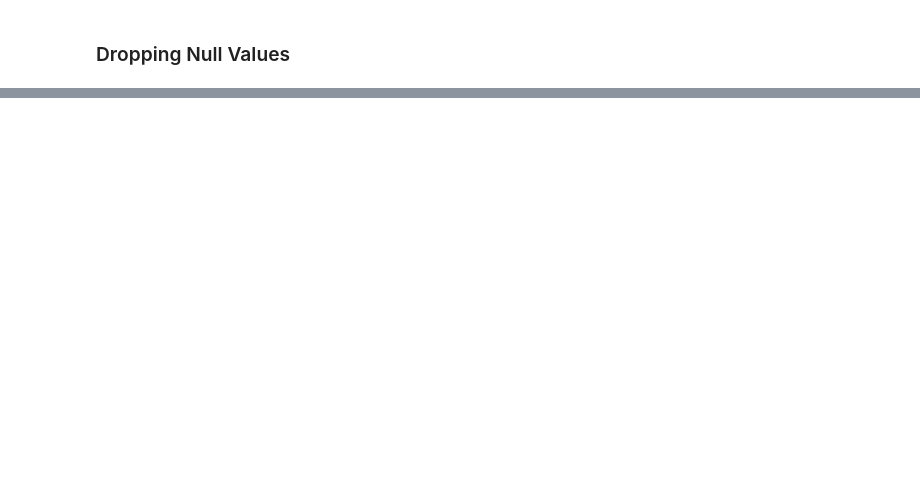
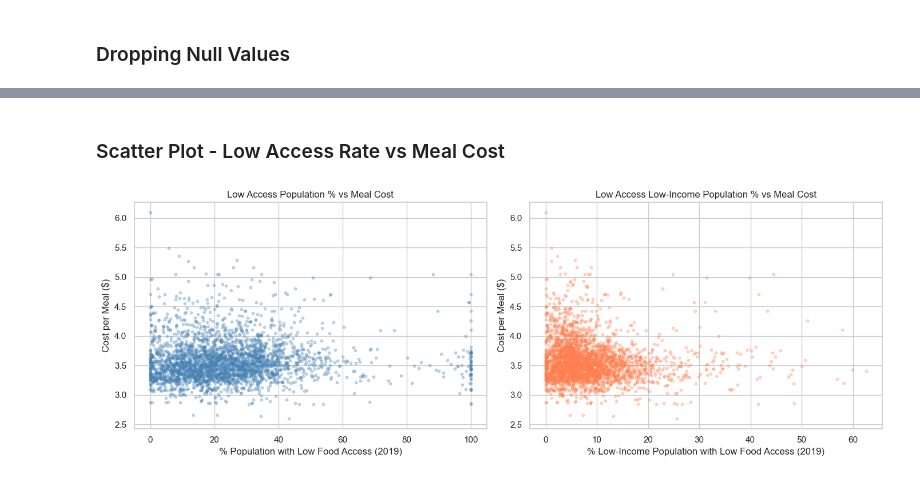
Before and after one commit to somebody-45729/food-access-meal-cost, a Jupyter notebook: analysis.ipynb, the cells around one changed output, grey strips where cells are left out. Drawn from its saved outputs; the diff is of its cells as text; code cells hidden in the pictures; blank space fills up the shorter version.

```diff
--- a/analysis.ipynb
+++ b/analysis.ipynb
@@ -162,0 +218,24 @@ Adequate Access counties: 2349
+# %% [markdown]
+### Scatter Plot - Low Access Rate vs Meal Cost
+# %%
+fig, axes = plt.subplots(1, 2, figsize=(14, 5))
+
+# PCT_LACCESS_POP19 vs meal cost
+axes[0].scatter(df['pct_low_access'], df['cost_per_meal'],
+                alpha=0.3, s=10, color='steelblue')
+axes[0].set_title('Low Access Population % vs Meal Cost')
+axes[0].set_xlabel('% Population with Low Food Access (2019)')
+axes[0].set_ylabel('Cost per Meal ($)')
+
+# PCT_LACCESS_LOWI19 vs meal cost
+axes[1].scatter(df['pct_low_access_lowincome'], df['cost_per_meal'],
+                alpha=0.3, s=10, color='coral')
+axes[1].set_title('Low Access Low-Income Population % vs Meal Cost')
+axes[1].set_xlabel('% Low-Income Population with Low Food Access (2019)')
+axes[1].set_ylabel('Cost per Meal ($)')
+
+plt.tight_layout()
+plt.savefig('results/scatter_access_vs_meal_cost.png', dpi=150, bbox_inches='tight')
+plt.show()
+# %% [output]
+[figure, added]
```
Also changed, not shown: parts of 6 cells of this notebook, 2 other files.
